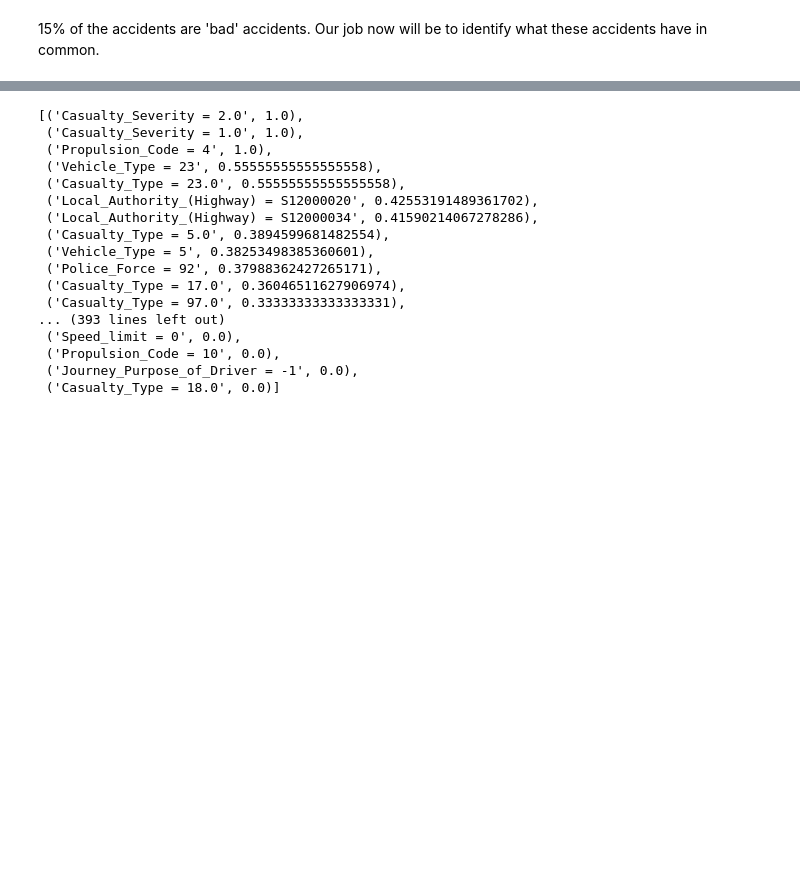
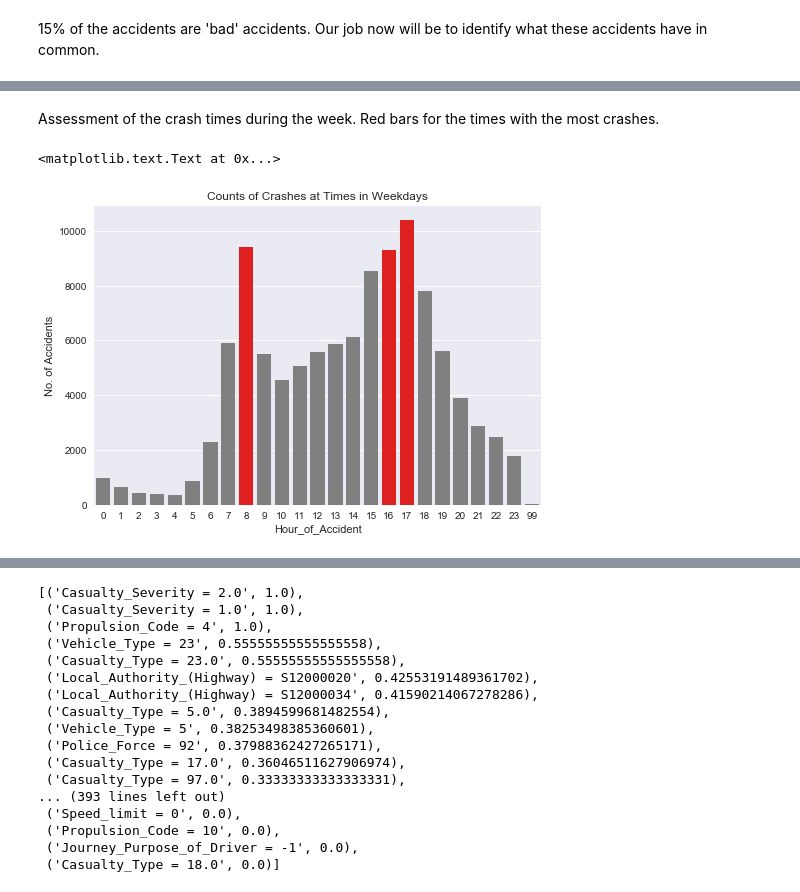
Before and after one commit to dreew23/portfolio, a Jupyter notebook: road_safety_project/code/20170301-RoadSafety-EDA.ipynb, the cells around one changed output, grey strips where cells are left out. Cells and saved outputs as stored; diff of their text form; code cells hidden in the pictures; blank space fills up the shorter version.

```diff
--- a/road_safety_project/code/20170301-RoadSafety-EDA.ipynb
+++ b/road_safety_project/code/20170301-RoadSafety-EDA.ipynb
@@ -94,0 +139,18 @@ acc['SeriousFatal'].mean()
+# %%
+def weekday_or_weekend(x):
+    if x == 1 or x == 7:
+        return 'Weekend'
+    else:
+        return 'Weekday'
+
+acc['Weekday'] = acc['Day_of_Week'].apply(weekday_or_weekend)
+# %% [markdown]
+Assessment of the crash times during the week. Red bars for the times with the most crashes.
+# %%
+clr = ['r' if (x==8 or x==16 or x==17) else 'grey' for x in np.sort(acc['Hour_of_Accident'].unique())]
+fig = sns.countplot(data=acc[acc['Weekday']=='Weekday'], x='Hour_of_Accident', palette=clr)
+fig.set_title('Counts of Crashes at Times in Weekdays')
+fig.set_ylabel('No. of Accidents')
+# %% [output]
+<matplotlib.text.Text at 0x...>
+[figure, added]
```
Also changed, not shown: parts of 9 cells of this notebook, 3 other files.
